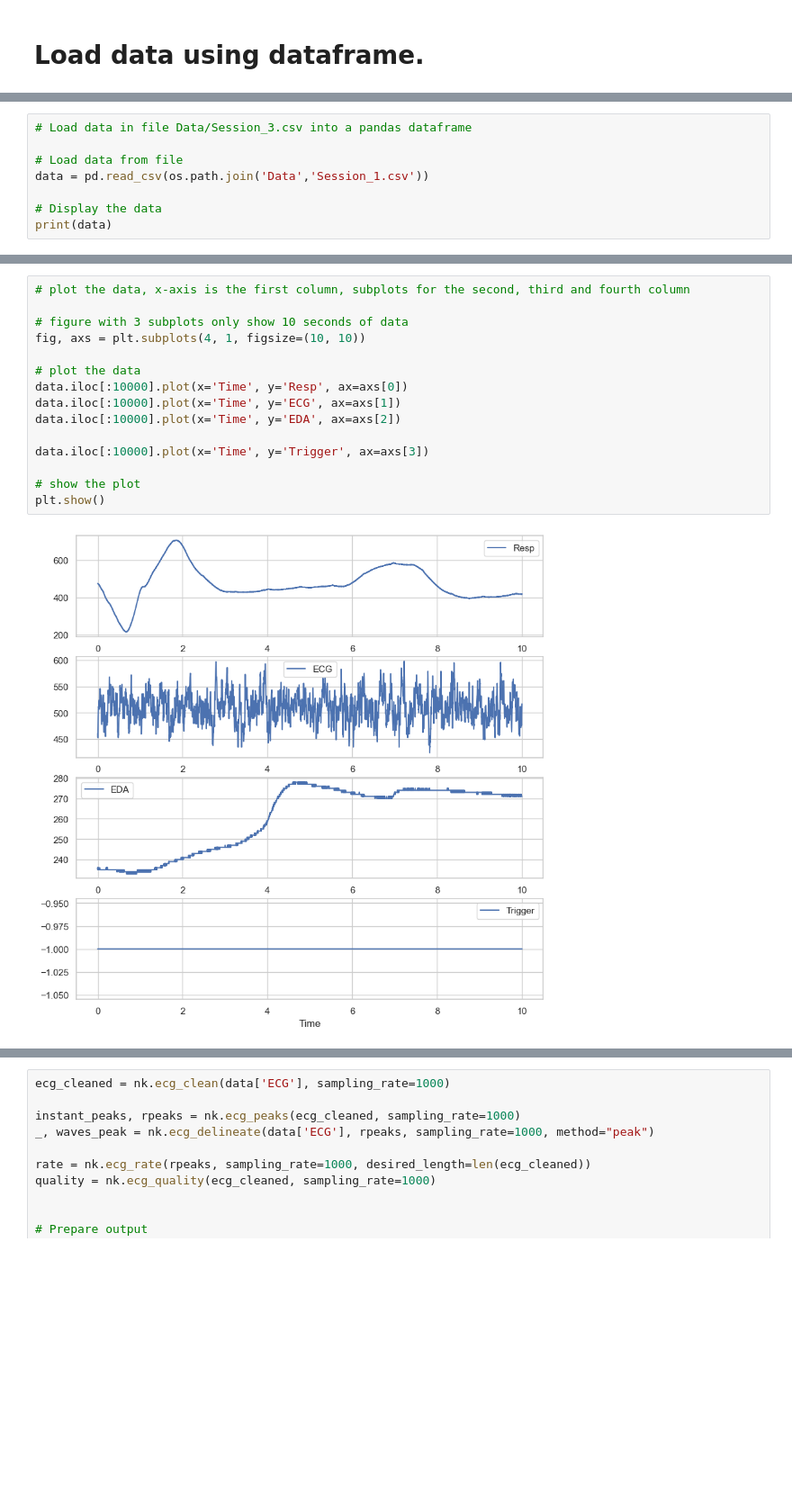
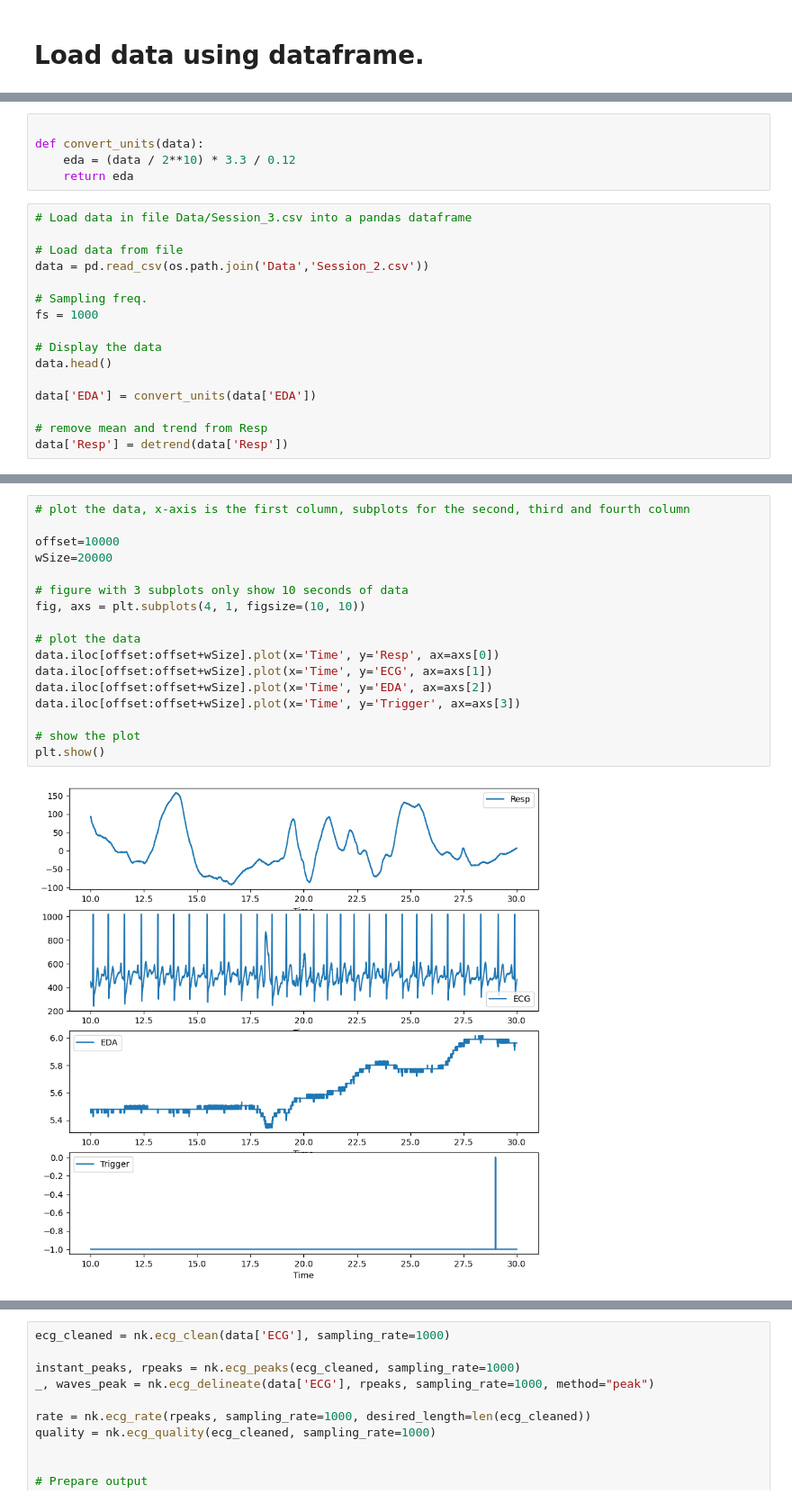
Before and after one commit to Daniel-Agostinho/Universidade_Verao_24, a Jupyter notebook: visualization.ipynb, the cells around one changed output, grey strips where cells are left out. Shown at 90% size. Drawn from its saved outputs; the diff is of its cells as text; blank space fills up the shorter version.

```diff
--- a/visualization.ipynb
+++ b/visualization.ipynb
@@ -10,10 +22,23 @@ import seaborn as sns
 
 import os
+# %%
+
+def convert_units(data):
+    eda = (data / 2**10) * 3.3 / 0.12
+    return eda
 # %%
 # Load data in file Data/Session_3.csv into a pandas dataframe
 
 # Load data from file
-data = pd.read_csv(os.path.join('Data','Session_1.csv'))
+data = pd.read_csv(os.path.join('Data','Session_2.csv'))
+
+# Sampling freq.
+fs = 1000
 
 # Display the data
-print(data)
+data.head()
+
+data['EDA'] = convert_units(data['EDA'])
+
+# remove mean and trend from Resp
+data['Resp'] = detrend(data['Resp'])
@@ -62,17 +78,19 @@ print(trigger_values.values)
 # %%
 # plot the data, x-axis is the first column, subplots for the second, third and fourth column
+
+offset=10000
+wSize=20000
 
 # figure with 3 subplots only show 10 seconds of data
 fig, axs = plt.subplots(4, 1, figsize=(10, 10))
 
 # plot the data
-data.iloc[:10000].plot(x='Time', y='Resp', ax=axs[0])
-data.iloc[:10000].plot(x='Time', y='ECG', ax=axs[1])
-data.iloc[:10000].plot(x='Time', y='EDA', ax=axs[2])
-
-data.iloc[:10000].plot(x='Time', y='Trigger', ax=axs[3])
+data.iloc[offset:offset+wSize].plot(x='Time', y='Resp', ax=axs[0])
+data.iloc[offset:offset+wSize].plot(x='Time', y='ECG', ax=axs[1])
+data.iloc[offset:offset+wSize].plot(x='Time', y='EDA', ax=axs[2])
+data.iloc[offset:offset+wSize].plot(x='Time', y='Trigger', ax=axs[3])
 
 # show the plot
 plt.show()
 # %% [output]
-[figure, old version]
+[figure, new version]
```
Also changed, not shown: parts of 30 cells of this notebook.
